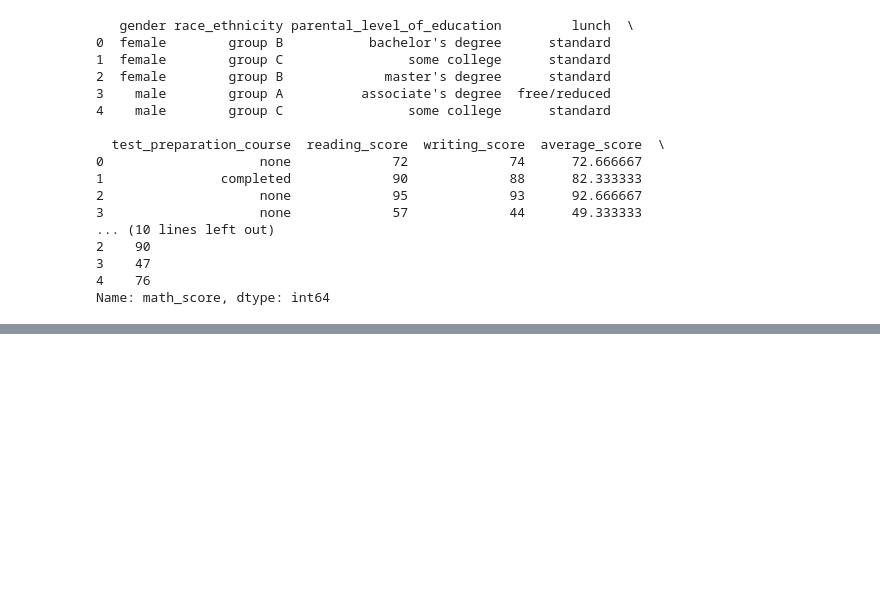
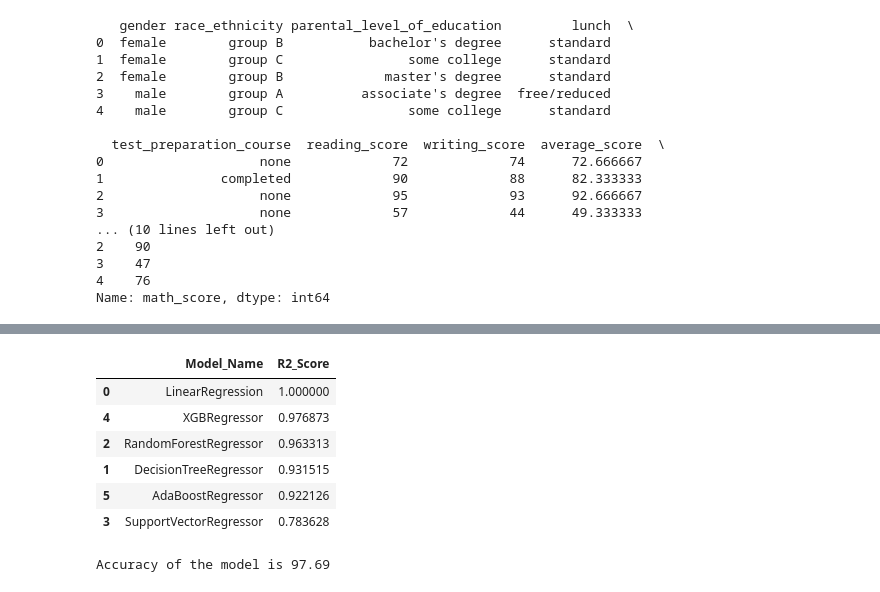
Before and after one commit to prashantpoudel745/projml, a Jupyter notebook: src/models/model_training.ipynb, the cells around one changed output, grey strips where cells are left out. Cells and saved outputs as stored; diff of their text form; code cells hidden in the pictures; blank space fills up the shorter version.

```diff
--- a/src/models/model_training.ipynb
+++ b/src/models/model_training.ipynb
@@ -73,0 +86,10 @@ preprocessor = ColumnTransformer(
+# %%
+from sklearn.metrics import mean_absolute_error, mean_squared_error, r2_score
+import numpy as np
+
+def evaluate_model(true, predicted):
+    mae = mean_absolute_error(true, predicted)  # Mean Absolute Error
+    mse = mean_squared_error(true, predicted)  # Mean Squared Error
+    rmse = np.sqrt(mse)  # Root Mean Squared Error
+    r2_square = r2_score(true, predicted)  # R² Score
+    return mae, rmse, r2_square
@@ -73,0 +159,18 @@ preprocessor = ColumnTransformer(
+# %%
+pd.DataFrame(list(zip(model_list,r2_list)),columns=['Model_Name',"R2_Score"]).sort_values(by=["R2_Score"],ascending=False)
+# %% [output]
+|  | Model_Name | R2_Score |
+| 0 | LinearRegression | 1.000000 |
+| 4 | XGBRegressor | 0.976873 |
+| 2 | RandomForestRegressor | 0.963313 |
+| 1 | DecisionTreeRegressor | 0.931515 |
+| 5 | AdaBoostRegressor | 0.922126 |
+| 3 | SupportVectorRegressor | 0.783628 |
+# %%
+lin_model = XGBRegressor(fit_intercept =True)
+lin_model = lin_model.fit(X_train,Y_train)
+Y_pred = lin_model.predict(X_test)
+score = r2_score(Y_test , Y_pred)*100
+print("Accuracy of the model is %.2f" %score)
+# %% [output]
+Accuracy of the model is 97.69
```
Also changed, not shown: parts of 7 cells of this notebook.
